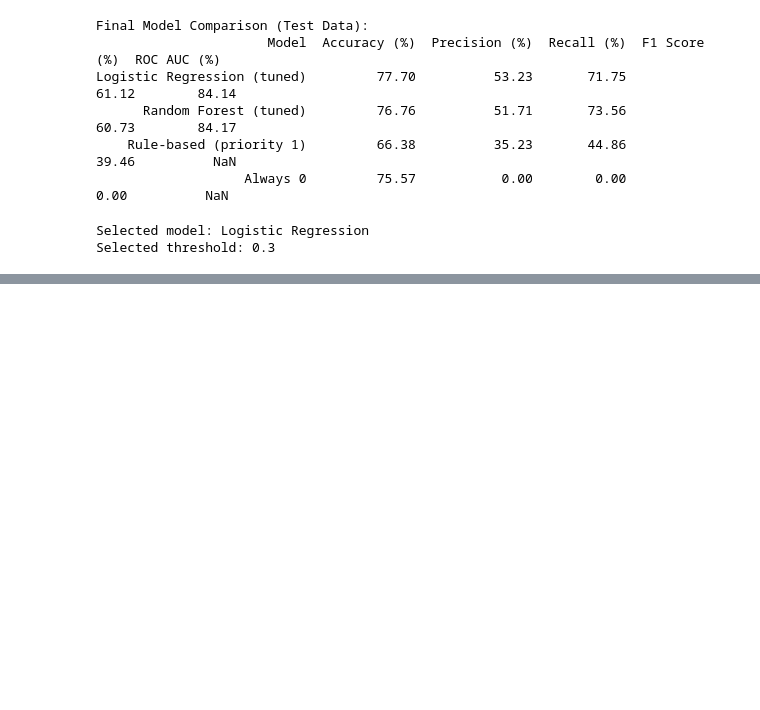
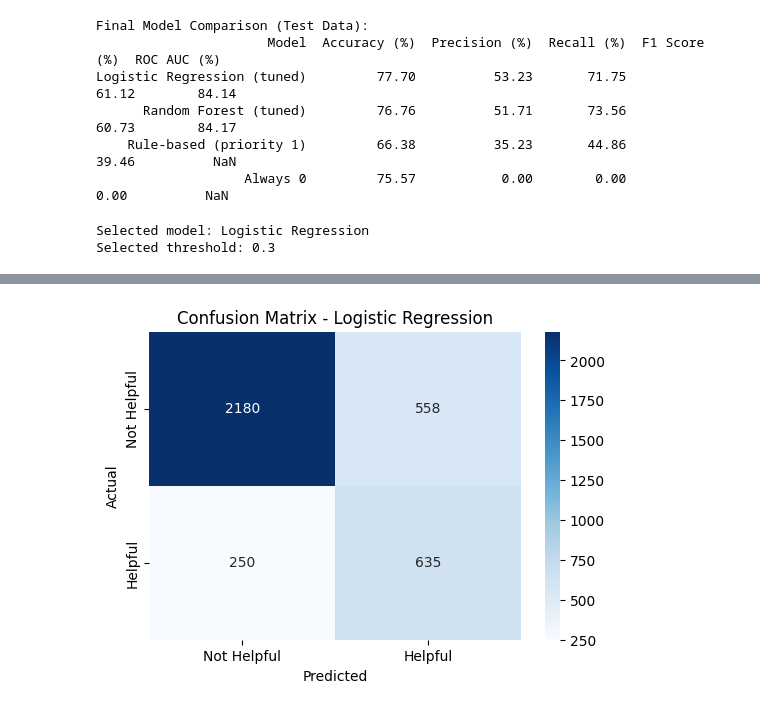
Before and after one commit to imsomya22092005-bot/Mindora, a Jupyter notebook: personalized_suggestion/personalized_coping_recommendation_model.ipynb, the cells around one changed output, grey strips where cells are left out. Cells and saved outputs as stored; diff of their text form; code cells hidden in the pictures; blank space fills up the shorter version.

```diff
--- a/personalized_suggestion/personalized_coping_recommendation_model.ipynb
+++ b/personalized_suggestion/personalized_coping_recommendation_model.ipynb
@@ -1843,0 +1844,11 @@ Selected threshold: 0.3
+# %%
+y_pred = (selected_proba >= selected_threshold).astype(int)
+print("Model:", final_name)
+print("\nClassification Report:")
+print(classification_report(
+    y_test,
+    y_pred,
+    labels=[0, 1],
+    target_names=["Not Helpful", "Helpful"],
+    zero_division=0
+))
@@ -1843,0 +1867,21 @@ Selected threshold: 0.3
+# %%
+cm = confusion_matrix(
+    y_test,
+    y_pred,
+    labels=[0, 1]
+)
+plt.figure(figsize=(6, 4))
+sns.heatmap(
+    cm,
+    annot=True,
+    fmt="d",
+    cmap="Blues",
+    xticklabels=["Not Helpful", "Helpful"],
+    yticklabels=["Not Helpful", "Helpful"]
+)
+plt.title("Confusion Matrix - " + final_name)
+plt.xlabel("Predicted")
+plt.ylabel("Actual")
+plt.show()
+# %% [output]
+[figure, added]
```
Also changed, not shown: parts of 13 cells of this notebook.
